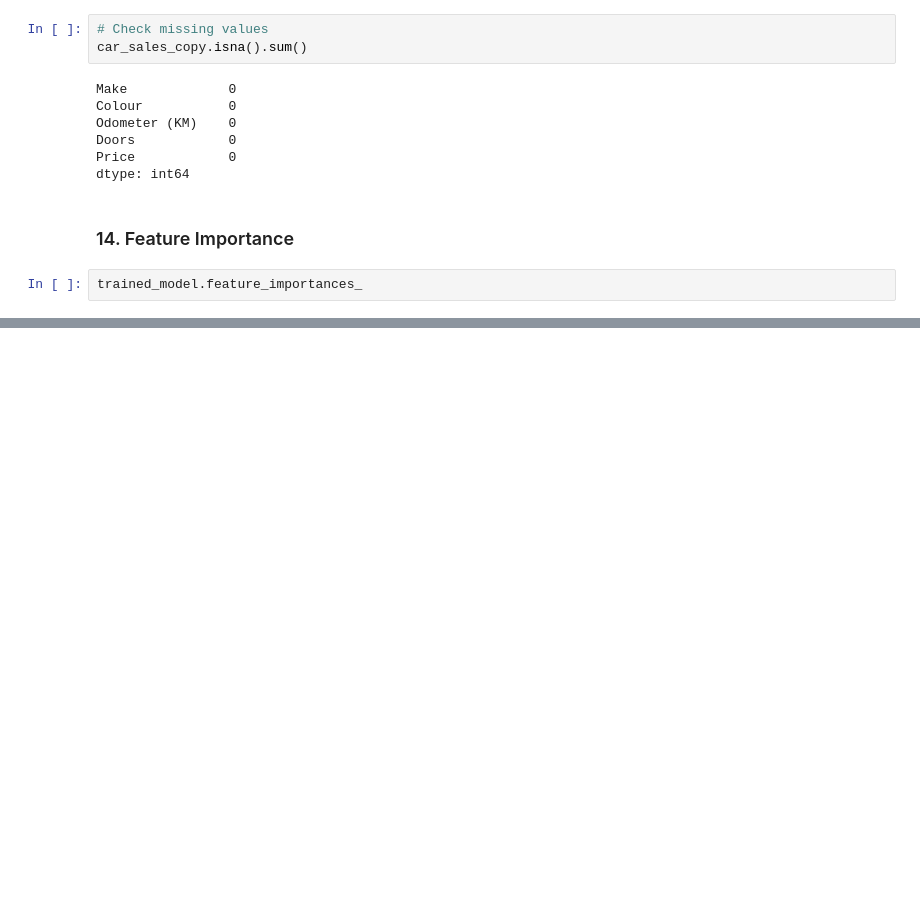
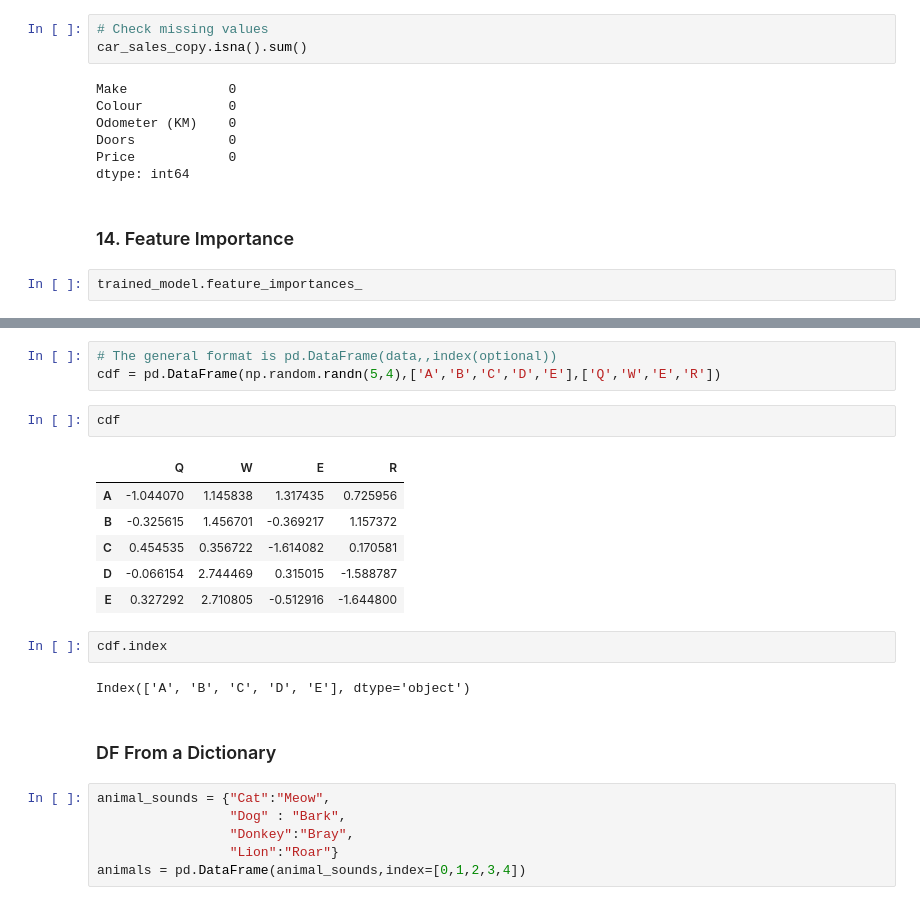
Before and after one commit to binarymatter/ML-HandBook, a Jupyter notebook: pandas/Pandas.ipynb, the cells around one changed output, grey strips where cells are left out. Cells and saved outputs as stored; diff of their text form; blank space fills up the shorter version.

```diff
--- a/pandas/Pandas.ipynb
+++ b/pandas/Pandas.ipynb
@@ -234,0 +299,24 @@ trained_model.feature_importances_
+# %%
+# The general format is pd.DataFrame(data,,index(optional))
+cdf = pd.DataFrame(np.random.randn(5,4),['A','B','C','D','E'],['Q','W','E','R'])
+# %%
+cdf
+# %% [output]
+|  | Q | W | E | R |
+| A | -1.044070 | 1.145838 | 1.317435 | 0.725956 |
+| B | -0.325615 | 1.456701 | -0.369217 | 1.157372 |
+| C | 0.454535 | 0.356722 | -1.614082 | 0.170581 |
+| D | -0.066154 | 2.744469 | 0.315015 | -1.588787 |
+| E | 0.327292 | 2.710805 | -0.512916 | -1.644800 |
+# %%
+cdf.index
+# %% [output]
+Index(['A', 'B', 'C', 'D', 'E'], dtype='object')
+# %% [markdown]
+### DF From a Dictionary
+# %%
+animal_sounds = {"Cat":"Meow",
+                 "Dog" : "Bark",
+                 "Donkey":"Bray",
+                 "Lion":"Roar"}
+animals = pd.DataFrame(animal_sounds,index=[0,1,2,3,4])
```
Also changed, not shown: parts of 39 cells of this notebook.
